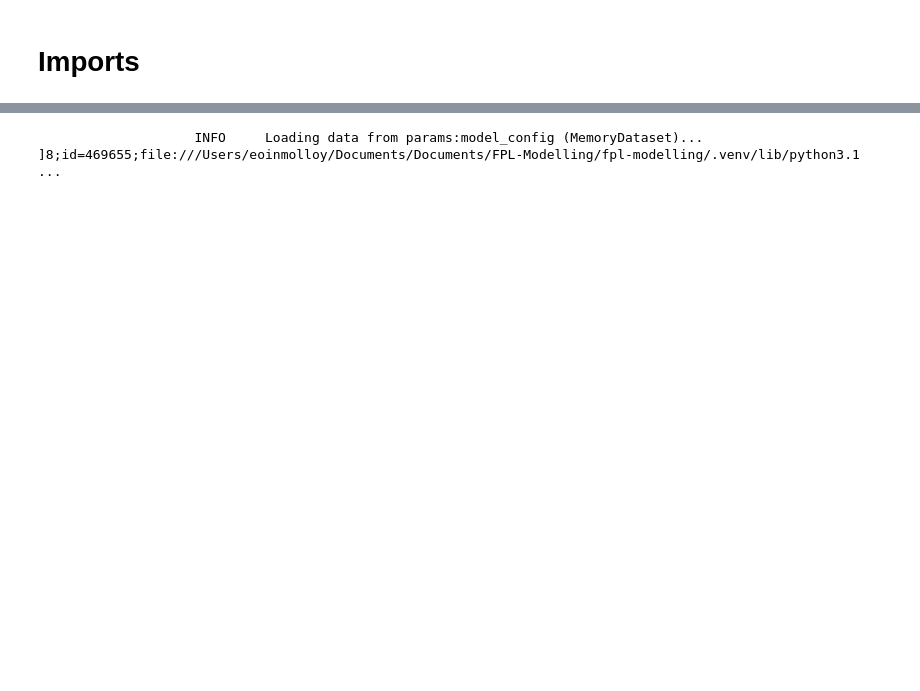
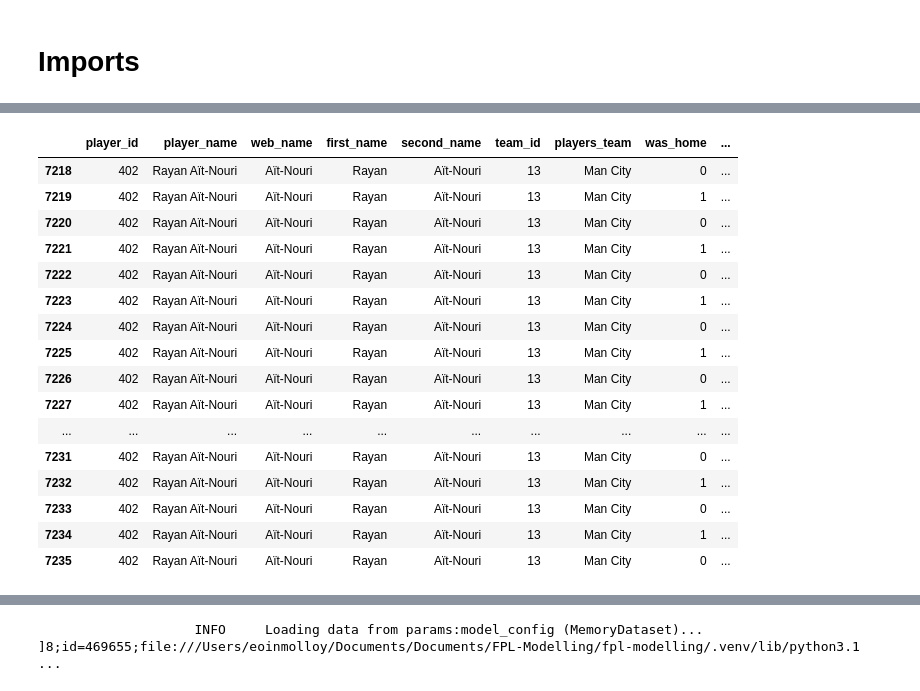
Before and after one commit to emolloy123/FPL-Modelling, a Jupyter notebook: fpl-modelling/notebooks/new_data_processing.ipynb, the cells around one changed output, grey strips where cells are left out. Drawn from its saved outputs; the diff is of its cells as text; code cells hidden in the pictures; blank space fills up the shorter version.

```diff
--- a/fpl-modelling/notebooks/new_data_processing.ipynb
+++ b/fpl-modelling/notebooks/new_data_processing.ipynb
@@ -50,0 +51,3 @@ df
+# %%
+df[df['web_name']=='Aït-Nouri']
+# %% [output]
@@ -50,0 +55,17 @@ df
+|  | player_id | player_name | web_name | first_name | second_name | team_id | players_team | was_home | ... |
+| 7218 | 402 | Rayan Aït-Nouri | Aït-Nouri | Rayan | Aït-Nouri | 13 | Man City | 0 | ... |
+| 7219 | 402 | Rayan Aït-Nouri | Aït-Nouri | Rayan | Aït-Nouri | 13 | Man City | 1 | ... |
+| 7220 | 402 | Rayan Aït-Nouri | Aït-Nouri | Rayan | Aït-Nouri | 13 | Man City | 0 | ... |
+| 7221 | 402 | Rayan Aït-Nouri | Aït-Nouri | Rayan | Aït-Nouri | 13 | Man City | 1 | ... |
+| 7222 | 402 | Rayan Aït-Nouri | Aït-Nouri | Rayan | Aït-Nouri | 13 | Man City | 0 | ... |
+| 7223 | 402 | Rayan Aït-Nouri | Aït-Nouri | Rayan | Aït-Nouri | 13 | Man City | 1 | ... |
+| 7224 | 402 | Rayan Aït-Nouri | Aït-Nouri | Rayan | Aït-Nouri | 13 | Man City | 0 | ... |
+| 7225 | 402 | Rayan Aït-Nouri | Aït-Nouri | Rayan | Aït-Nouri | 13 | Man City | 1 | ... |
+| 7226 | 402 | Rayan Aït-Nouri | Aït-Nouri | Rayan | Aït-Nouri | 13 | Man City | 0 | ... |
+| 7227 | 402 | Rayan Aït-Nouri | Aït-Nouri | Rayan | Aït-Nouri | 13 | Man City | 1 | ... |
+| ... | ... | ... | ... | ... | ... | ... | ... | ... | ... |
+| 7231 | 402 | Rayan Aït-Nouri | Aït-Nouri | Rayan | Aït-Nouri | 13 | Man City | 0 | ... |
+| 7232 | 402 | Rayan Aït-Nouri | Aït-Nouri | Rayan | Aït-Nouri | 13 | Man City | 1 | ... |
+| 7233 | 402 | Rayan Aït-Nouri | Aït-Nouri | Rayan | Aït-Nouri | 13 | Man City | 0 | ... |
+| 7234 | 402 | Rayan Aït-Nouri | Aït-Nouri | Rayan | Aït-Nouri | 13 | Man City | 1 | ... |
+| 7235 | 402 | Rayan Aït-Nouri | Aït-Nouri | Rayan | Aït-Nouri | 13 | Man City | 0 | ... |
```
Also changed, not shown: parts of 9 cells of this notebook, 12 other files.
